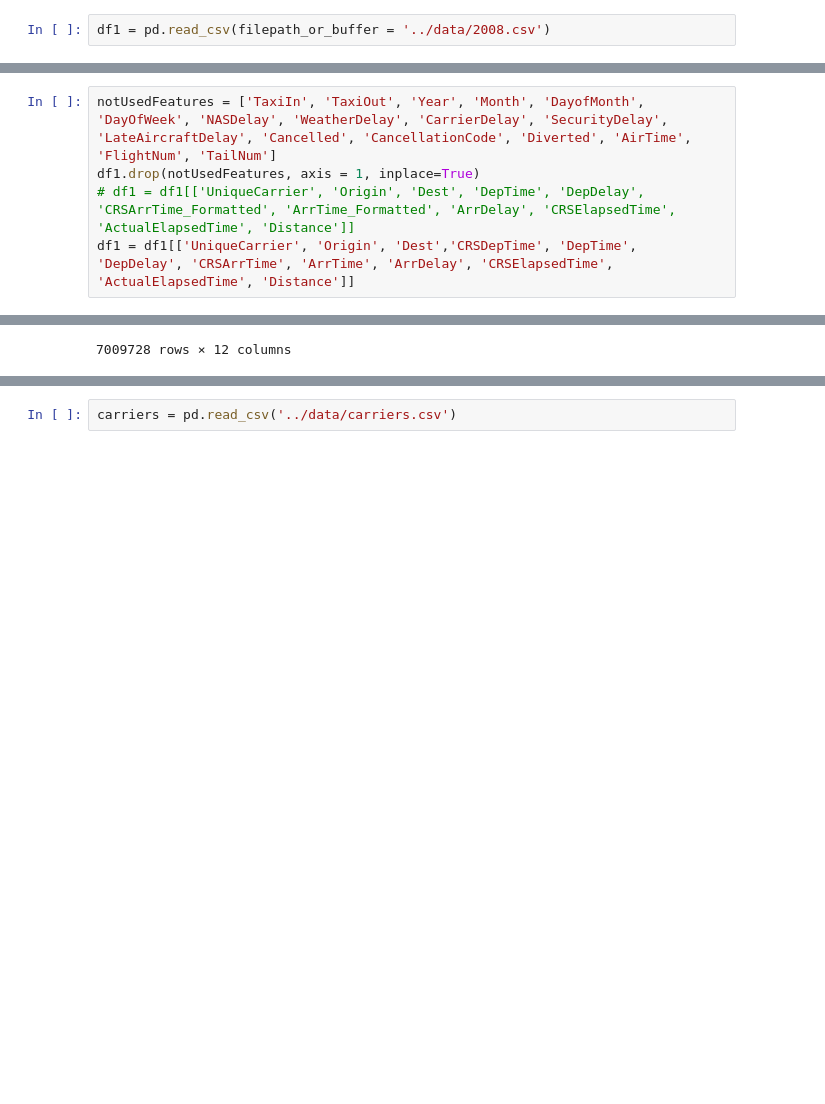
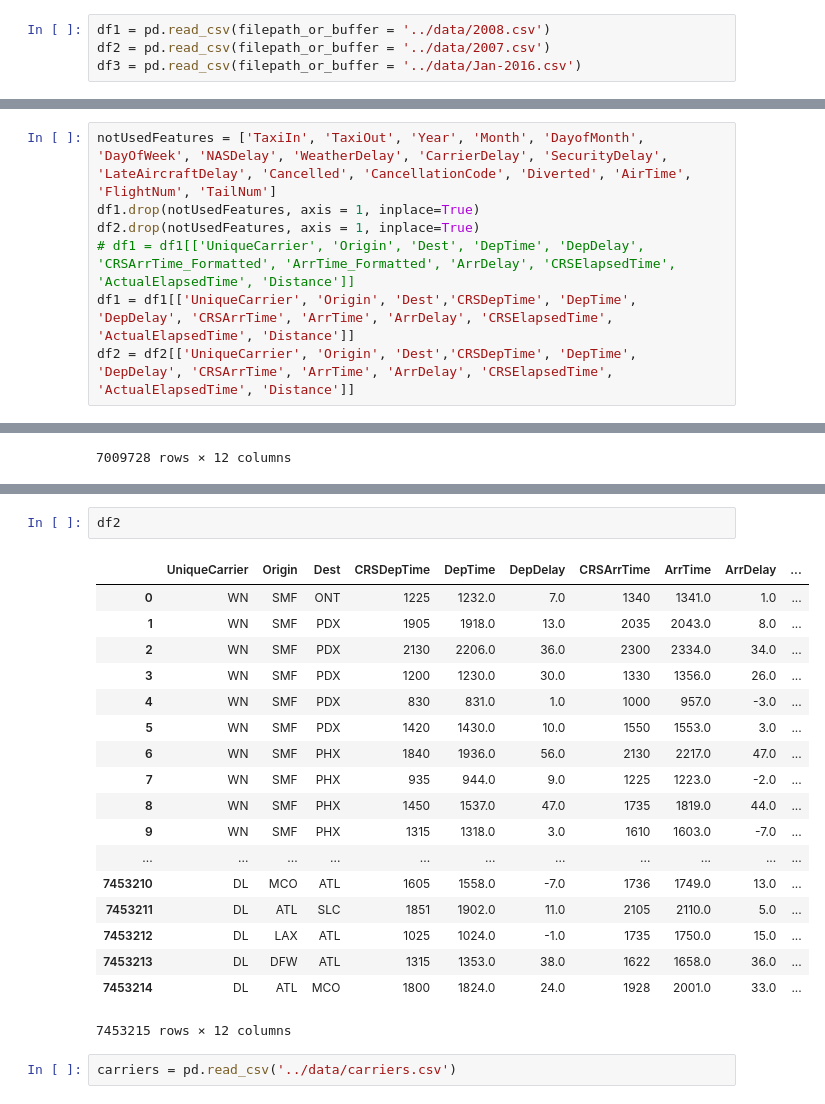
Before and after one commit to tninh/Flights-Delay-Prediction, a Jupyter notebook: script/flights_delay_regression.ipynb, the cells around one changed output, grey strips where cells are left out. Saved outputs shown, nothing was run; the diff lists cells and outputs as text; blank space fills up the shorter version.

```diff
--- a/script/flights_delay_regression.ipynb
+++ b/script/flights_delay_regression.ipynb
@@ -6,5 +6,7 @@ import seaborn as sns
 import matplotlib as mpl
 # %%
 df1 = pd.read_csv(filepath_or_buffer = '../data/2008.csv')
+df2 = pd.read_csv(filepath_or_buffer = '../data/2007.csv')
+df3 = pd.read_csv(filepath_or_buffer = '../data/Jan-2016.csv')
 # %% [markdown]
 ### CRSDepTime is Scheduled Departure Time
@@ -161,8 +165,10 @@ In this model, we will consider these following features:
 # %%
 notUsedFeatures = ['TaxiIn', 'TaxiOut', 'Year', 'Month', 'DayofMonth', 'DayOfWeek', 'NASDelay', 'WeatherDelay', 'CarrierDelay', 'SecurityDelay', 'LateAircraftDelay', 'Cancelled', 'CancellationCode', 'Diverted', 'AirTime', 'FlightNum', 'TailNum']
 df1.drop(notUsedFeatures, axis = 1, inplace=True)
+df2.drop(notUsedFeatures, axis = 1, inplace=True)
 # df1 = df1[['UniqueCarrier', 'Origin', 'Dest', 'DepTime', 'DepDelay', 'CRSArrTime_Formatted', 'ArrTime_Formatted', 'ArrDelay', 'CRSElapsedTime', 'ActualElapsedTime', 'Distance']]
 df1 = df1[['UniqueCarrier', 'Origin', 'Dest','CRSDepTime', 'DepTime', 'DepDelay', 'CRSArrTime', 'ArrTime', 'ArrDelay', 'CRSElapsedTime', 'ActualElapsedTime', 'Distance']]
+df2 = df2[['UniqueCarrier', 'Origin', 'Dest','CRSDepTime', 'DepTime', 'DepDelay', 'CRSArrTime', 'ArrTime', 'ArrDelay', 'CRSElapsedTime', 'ActualElapsedTime', 'Distance']]
 # %%
 df1
 # %% [output]
@@ -216,3 +193,24 @@ df1
+# %%
+df2
+# %% [output]
+|  | UniqueCarrier | Origin | Dest | CRSDepTime | DepTime | DepDelay | CRSArrTime | ArrTime | ArrDelay | ... |
+| 0 | WN | SMF | ONT | 1225 | 1232.0 | 7.0 | 1340 | 1341.0 | 1.0 | ... |
+| 1 | WN | SMF | PDX | 1905 | 1918.0 | 13.0 | 2035 | 2043.0 | 8.0 | ... |
+| 2 | WN | SMF | PDX | 2130 | 2206.0 | 36.0 | 2300 | 2334.0 | 34.0 | ... |
+| 3 | WN | SMF | PDX | 1200 | 1230.0 | 30.0 | 1330 | 1356.0 | 26.0 | ... |
+| 4 | WN | SMF | PDX | 830 | 831.0 | 1.0 | 1000 | 957.0 | -3.0 | ... |
+| 5 | WN | SMF | PDX | 1420 | 1430.0 | 10.0 | 1550 | 1553.0 | 3.0 | ... |
+| 6 | WN | SMF | PHX | 1840 | 1936.0 | 56.0 | 2130 | 2217.0 | 47.0 | ... |
+| 7 | WN | SMF | PHX | 935 | 944.0 | 9.0 | 1225 | 1223.0 | -2.0 | ... |
+| 8 | WN | SMF | PHX | 1450 | 1537.0 | 47.0 | 1735 | 1819.0 | 44.0 | ... |
+| 9 | WN | SMF | PHX | 1315 | 1318.0 | 3.0 | 1610 | 1603.0 | -7.0 | ... |
+| ... | ... | ... | ... | ... | ... | ... | ... | ... | ... | ... |
+| 7453210 | DL | MCO | ATL | 1605 | 1558.0 | -7.0 | 1736 | 1749.0 | 13.0 | ... |
+| 7453211 | DL | ATL | SLC | 1851 | 1902.0 | 11.0 | 2105 | 2110.0 | 5.0 | ... |
+| 7453212 | DL | LAX | ATL | 1025 | 1024.0 | -1.0 | 1735 | 1750.0 | 15.0 | ... |
+| 7453213 | DL | DFW | ATL | 1315 | 1353.0 | 38.0 | 1622 | 1658.0 | 36.0 | ... |
+| 7453214 | DL | ATL | MCO | 1800 | 1824.0 | 24.0 | 1928 | 2001.0 | 33.0 | ... |
+7453215 rows × 12 columns
 # %%
 carriers = pd.read_csv('../data/carriers.csv')
 # %%
```
Also changed, not shown: parts of 41 cells of this notebook.
